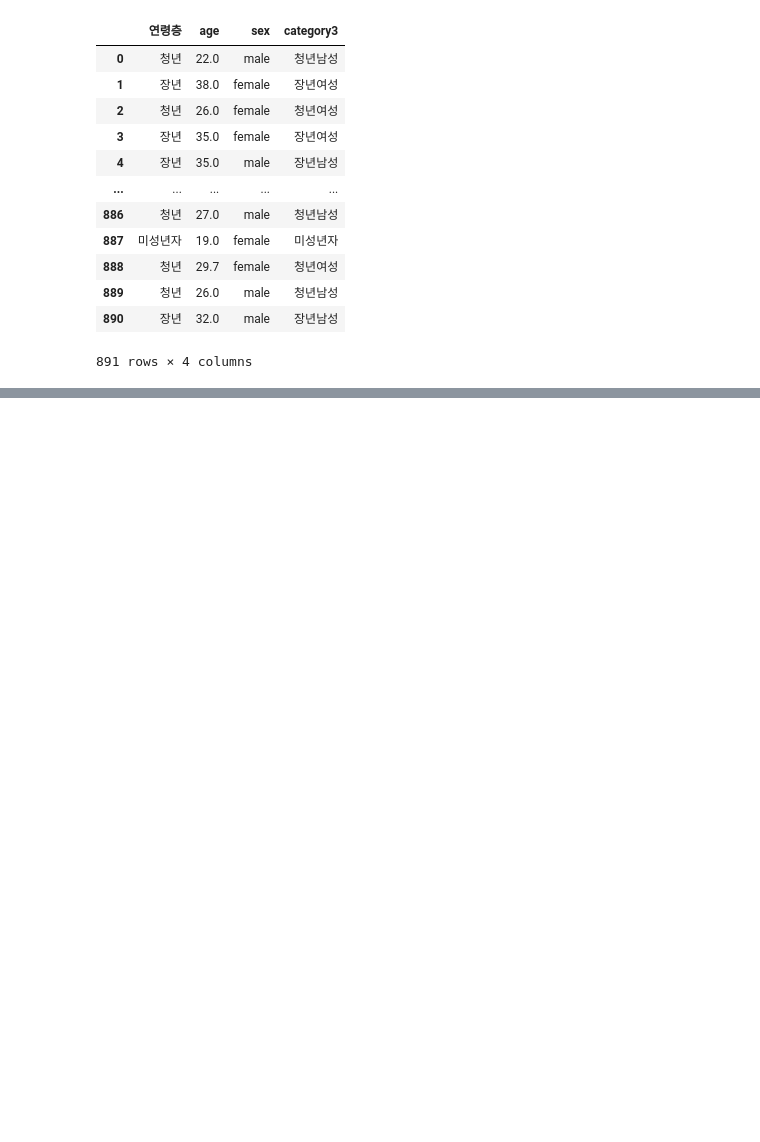
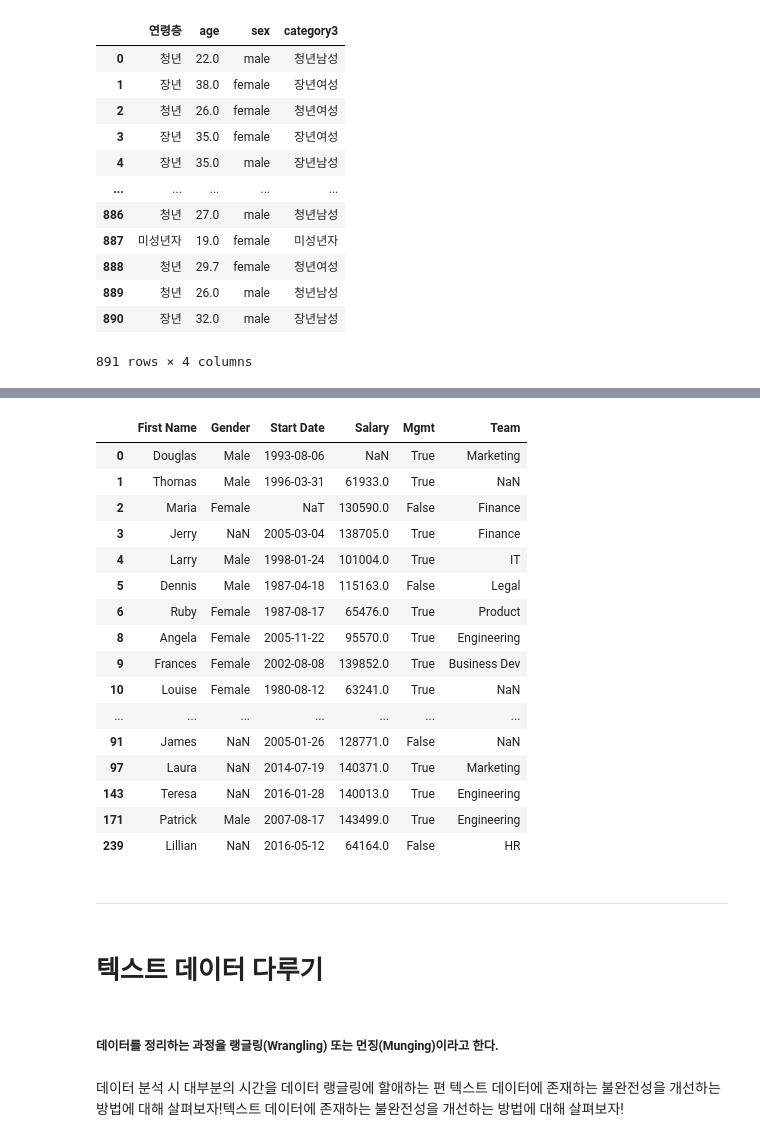
Before and after one commit to joohyeona/Encore-Data-Analysis-29th, a Jupyter notebook: Pandas.ipynb, the cells around one changed output, grey strips where cells are left out. Cells and saved outputs as stored; diff of their text form; code cells hidden in the pictures; blank space fills up the shorter version.

```diff
--- a/Pandas.ipynb
+++ b/Pandas.ipynb
@@ -2385,0 +2685,32 @@ titanic[['연령층', 'age', 'sex', 'category3']]
+# %%
+employees.drop_duplicates(subset = ['Gender', 'Team'])
+
+# dropna는 둘 중 하나면 drop
+# duplicates는 둘 다 포함되어야 drop
+# %% [output]
+|  | First Name | Gender | Start Date | Salary | Mgmt | Team |
+| 0 | Douglas | Male | 1993-08-06 | NaN | True | Marketing |
+| 1 | Thomas | Male | 1996-03-31 | 61933.0 | True | NaN |
+| 2 | Maria | Female | NaT | 130590.0 | False | Finance |
+| 3 | Jerry | NaN | 2005-03-04 | 138705.0 | True | Finance |
+| 4 | Larry | Male | 1998-01-24 | 101004.0 | True | IT |
+| 5 | Dennis | Male | 1987-04-18 | 115163.0 | False | Legal |
+| 6 | Ruby | Female | 1987-08-17 | 65476.0 | True | Product |
+| 8 | Angela | Female | 2005-11-22 | 95570.0 | True | Engineering |
+| 9 | Frances | Female | 2002-08-08 | 139852.0 | True | Business Dev |
+| 10 | Louise | Female | 1980-08-12 | 63241.0 | True | NaN |
+| ... | ... | ... | ... | ... | ... | ... |
+| 91 | James | NaN | 2005-01-26 | 128771.0 | False | NaN |
+| 97 | Laura | NaN | 2014-07-19 | 140371.0 | True | Marketing |
+| 143 | Teresa | NaN | 2016-01-28 | 140013.0 | True | Engineering |
+| 171 | Patrick | Male | 2007-08-17 | 143499.0 | True | Engineering |
+| 239 | Lillian | NaN | 2016-05-12 | 64164.0 | False | HR |
+# %% [markdown]
+---
+# %% [markdown]
+# 텍스트 데이터 다루기
+# %% [markdown]
+##### 데이터를 정리하는 과정을 랭글링(Wrangling) 또는 먼징(Munging)이라고 한다.
+# %% [markdown]
+데이터 분석 시 대부분의 시간을 데이터 랭글링에 할애하는 편
+텍스트 데이터에 존재하는 불완전성을 개선하는 방법에 대해 살펴보자!텍스트 데이터에 존재하는 불완전성을 개선하는 방법에 대해 살펴보자!
```
Also changed, not shown: parts of 98 cells of this notebook.
